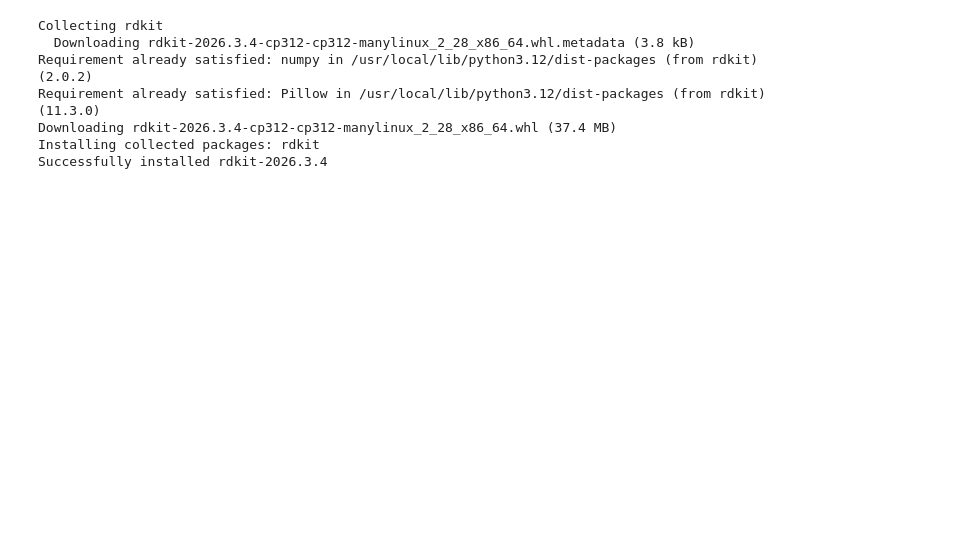
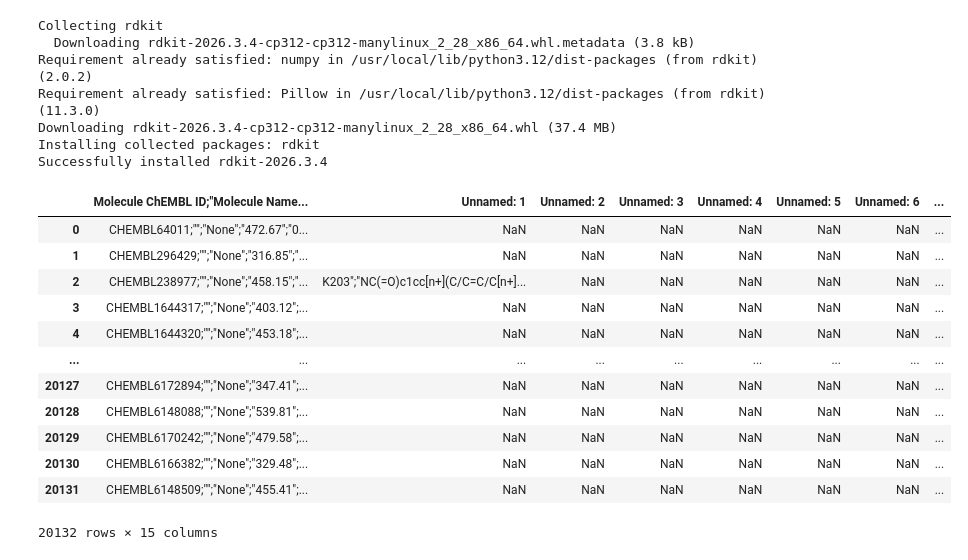
Before and after one commit to briskicedteaa/rdkit-cheminformatics-notebooks-, a Jupyter notebook: Molecular_Similarity_Search.ipynb, the cells around one changed output. Drawn from its saved outputs; the diff is of its cells as text; code cells hidden in the pictures; blank space fills up the shorter version.

Commit message:
view columns

```diff
--- a/Molecular_Similarity_Search.ipynb
+++ b/Molecular_Similarity_Search.ipynb
@@ -12,3 +12,21 @@ Requirement already satisfied: Pillow in /usr/local/lib/python3.12/dist-packages
 Downloading rdkit-2026.3.4-cp312-cp312-manylinux_2_28_x86_64.whl (37.4 MB)
 Installing collected packages: rdkit
 Successfully installed rdkit-2026.3.4
+# %%
+df = pd.read_csv('/content/File1.csv')
+
+df
+# %% [output]
+|  | Molecule ChEMBL ID;"Molecule Name... | Unnamed: 1 | Unnamed: 2 | Unnamed: 3 | Unnamed: 4 | Unnamed: 5 | Unnamed: 6 | ... |
+| 0 | CHEMBL64011;"";"None";"472.67";"0... | NaN | NaN | NaN | NaN | NaN | NaN | ... |
+| 1 | CHEMBL296429;"";"None";"316.85";"... | NaN | NaN | NaN | NaN | NaN | NaN | ... |
+| 2 | CHEMBL238977;"";"None";"458.15";"... | K203";"NC(=O)c1cc[n+](C/C=C/C[n+]... | NaN | NaN | NaN | NaN | NaN | ... |
+| 3 | CHEMBL1644317;"";"None";"403.12";... | NaN | NaN | NaN | NaN | NaN | NaN | ... |
+| 4 | CHEMBL1644320;"";"None";"453.18";... | NaN | NaN | NaN | NaN | NaN | NaN | ... |
+| ... | ... | ... | ... | ... | ... | ... | ... | ... |
+| 20127 | CHEMBL6172894;"";"None";"347.41";... | NaN | NaN | NaN | NaN | NaN | NaN | ... |
+| 20128 | CHEMBL6148088;"";"None";"539.81";... | NaN | NaN | NaN | NaN | NaN | NaN | ... |
+| 20129 | CHEMBL6170242;"";"None";"479.58";... | NaN | NaN | NaN | NaN | NaN | NaN | ... |
+| 20130 | CHEMBL6166382;"";"None";"329.48";... | NaN | NaN | NaN | NaN | NaN | NaN | ... |
+| 20131 | CHEMBL6148509;"";"None";"455.41";... | NaN | NaN | NaN | NaN | NaN | NaN | ... |
+20132 rows × 15 columns
```
Also changed, not shown: parts of 1 cell of this notebook.
